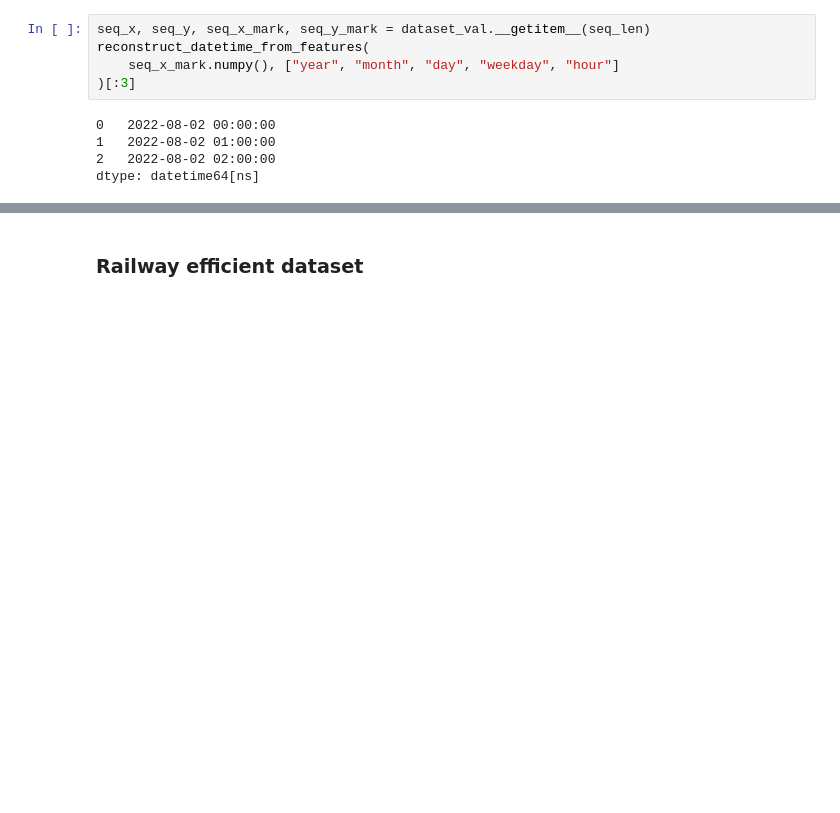
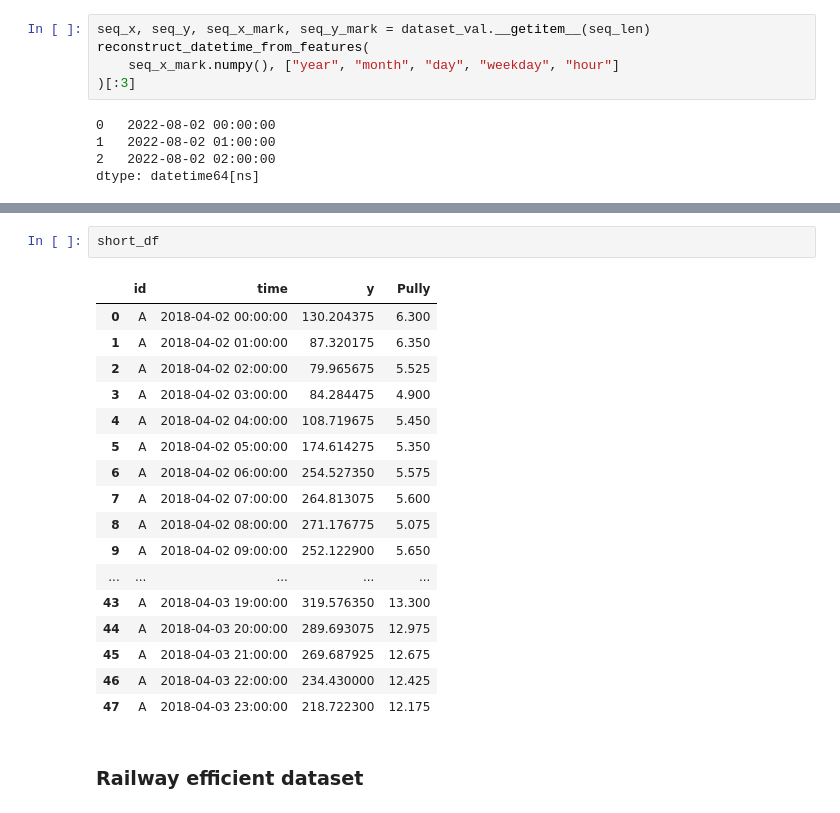
Before and after one commit to EPFL-IMOS/picid, a Jupyter notebook: notebooks/check_dataloader.ipynb, the cells around one changed output, grey strips where cells are left out. Drawn from its saved outputs; the diff is of its cells as text; blank space fills up the shorter version.

```diff
--- a/notebooks/check_dataloader.ipynb
+++ b/notebooks/check_dataloader.ipynb
@@ -188,3 +242,23 @@ dtype: datetime64[ns]
+# %%
+short_df
+# %% [output]
+|  | id | time | y | Pully |
+| 0 | A | 2018-04-02 00:00:00 | 130.204375 | 6.300 |
+| 1 | A | 2018-04-02 01:00:00 | 87.320175 | 6.350 |
+| 2 | A | 2018-04-02 02:00:00 | 79.965675 | 5.525 |
+| 3 | A | 2018-04-02 03:00:00 | 84.284475 | 4.900 |
+| 4 | A | 2018-04-02 04:00:00 | 108.719675 | 5.450 |
+| 5 | A | 2018-04-02 05:00:00 | 174.614275 | 5.350 |
+| 6 | A | 2018-04-02 06:00:00 | 254.527350 | 5.575 |
+| 7 | A | 2018-04-02 07:00:00 | 264.813075 | 5.600 |
+| 8 | A | 2018-04-02 08:00:00 | 271.176775 | 5.075 |
+| 9 | A | 2018-04-02 09:00:00 | 252.122900 | 5.650 |
+| ... | ... | ... | ... | ... |
+| 43 | A | 2018-04-03 19:00:00 | 319.576350 | 13.300 |
+| 44 | A | 2018-04-03 20:00:00 | 289.693075 | 12.975 |
+| 45 | A | 2018-04-03 21:00:00 | 269.687925 | 12.675 |
+| 46 | A | 2018-04-03 22:00:00 | 234.430000 | 12.425 |
+| 47 | A | 2018-04-03 23:00:00 | 218.722300 | 12.175 |
 # %% [markdown]
 ### Railway efficient dataset
 # %%
```
Also changed, not shown: parts of 5 cells of this notebook, 2 other files.
